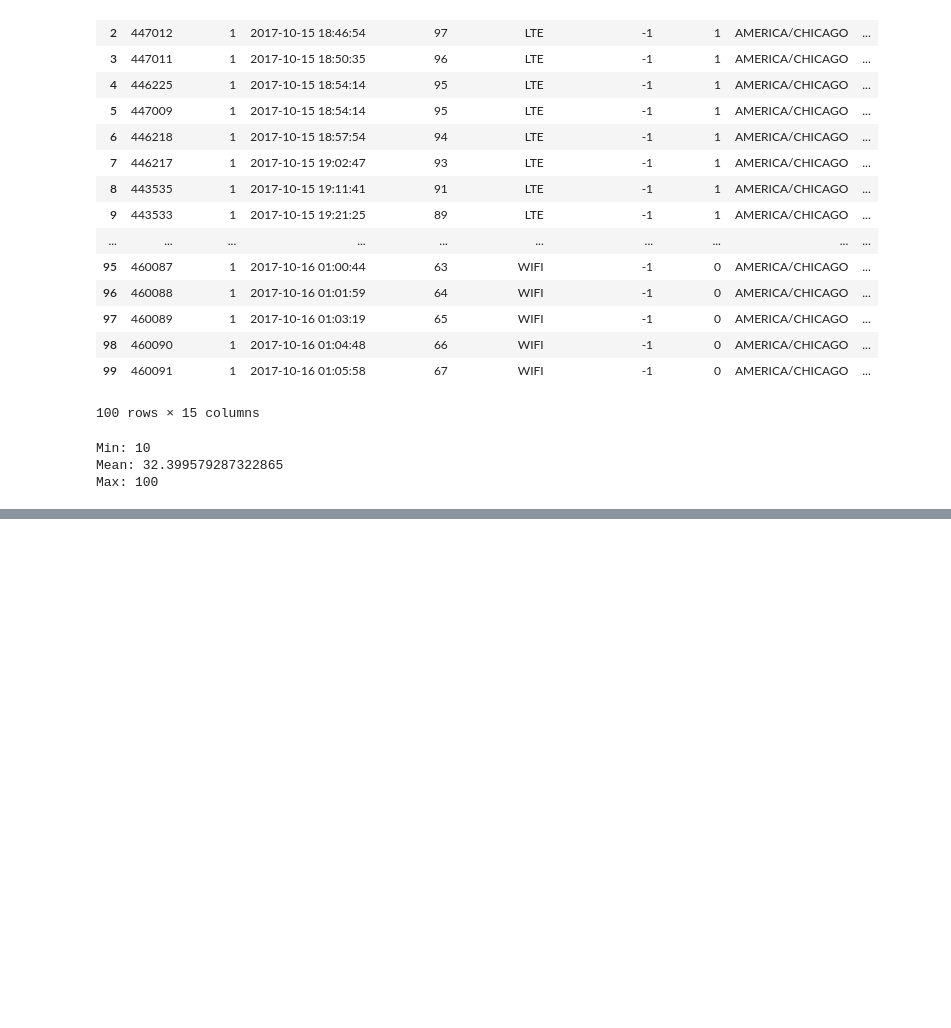
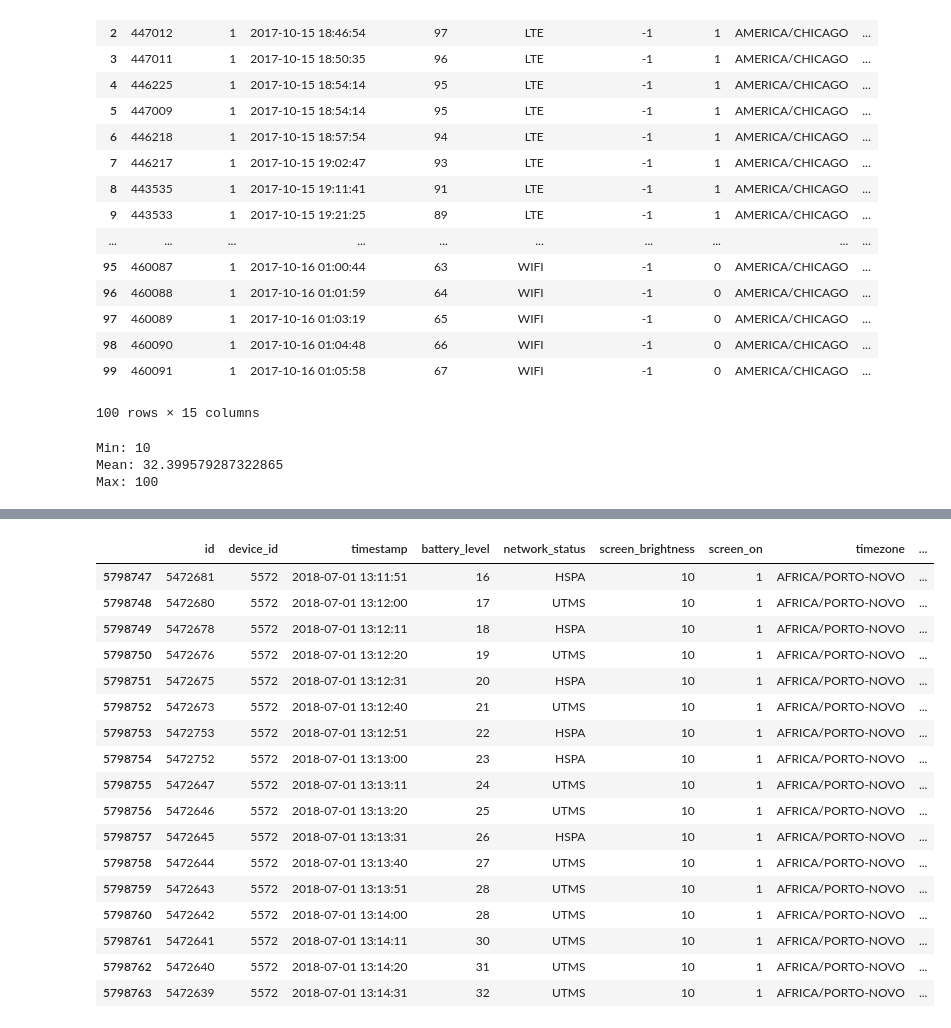
Before and after one commit to greenhub-project/notebooks, a Jupyter notebook: notebooks/CalculatePPM.ipynb, the cells around one changed output, grey strips where cells are left out. Cells and saved outputs as stored; diff of their text form; code cells hidden in the pictures; blank space fills up the shorter version.

```diff
--- a/notebooks/CalculatePPM.ipynb
+++ b/notebooks/CalculatePPM.ipynb
@@ -60,4 +70,25 @@ df['ppm'] = df['max_change'].div(df['max_time'].div(60)).round(4)
+# %%
+#reset change when device stays the same, but a new period is made
+changeBoundary = df['boundary'].isin(range(0,1))
+df.loc[changeBoundary, 'change'] = 0.0
+# %%
+df['direction'] = df['change'].apply(lambda x: 1 if x > 0.0 else -1 if x < 0.0 else 999)
+# %%
+#need to also fix two cases when change = 0.0
+#means either it is the first in its period (Should assume the direction of the next sample)
+#or battery just didn't change (assume direction of previous)
+
+#first in the period has time_acc = 0.0, so direction looks forward
+#if the battery just didn't change, then time_acc > 0.0, so look back
+
+directionRangeAll = df['direction'].isin(range(999,1000))
+directionRangeAll.head(100)
+df.loc[directionRangeAll, 'direction'] = df['direction'].shift()
+
+changeBoundary = df['boundary'].isin(range(0,1))
+df.loc[changeBoundary, 'direction'] = df['direction'].shift(-1)
 # %%
-dfx = df.drop(["boundary", "battery_level", "change", "change_acc", "time_diff", "time_acc", "max_change", "max_time"], axis=1)
-#dfx = df.drop(["size"], axis=1)
+dfx = df.drop(["boundary", "change", "change_acc", "time_diff", "time_acc", "max_change", "max_time"], axis=1)
+#dfx = df.drop(["time_diff", "max_change", "max_time"], axis=1)
+#dfx = df
 # %%
@@ -76,0 +128,21 @@ dfx.to_parquet('datasets/samplesPPM.parquet', compression='none')
+# %%
+dfx.loc[dfx['period'] == 565256]
+# %% [output]
+|  | id | device_id | timestamp | battery_level | network_status | screen_brightness | screen_on | timezone | ... |
+| 5798747 | 5472681 | 5572 | 2018-07-01 13:11:51 | 16 | HSPA | 10 | 1 | AFRICA/PORTO-NOVO | ... |
+| 5798748 | 5472680 | 5572 | 2018-07-01 13:12:00 | 17 | UTMS | 10 | 1 | AFRICA/PORTO-NOVO | ... |
+| 5798749 | 5472678 | 5572 | 2018-07-01 13:12:11 | 18 | HSPA | 10 | 1 | AFRICA/PORTO-NOVO | ... |
+| 5798750 | 5472676 | 5572 | 2018-07-01 13:12:20 | 19 | UTMS | 10 | 1 | AFRICA/PORTO-NOVO | ... |
+| 5798751 | 5472675 | 5572 | 2018-07-01 13:12:31 | 20 | HSPA | 10 | 1 | AFRICA/PORTO-NOVO | ... |
+| 5798752 | 5472673 | 5572 | 2018-07-01 13:12:40 | 21 | UTMS | 10 | 1 | AFRICA/PORTO-NOVO | ... |
+| 5798753 | 5472753 | 5572 | 2018-07-01 13:12:51 | 22 | HSPA | 10 | 1 | AFRICA/PORTO-NOVO | ... |
+| 5798754 | 5472752 | 5572 | 2018-07-01 13:13:00 | 23 | HSPA | 10 | 1 | AFRICA/PORTO-NOVO | ... |
+| 5798755 | 5472647 | 5572 | 2018-07-01 13:13:11 | 24 | UTMS | 10 | 1 | AFRICA/PORTO-NOVO | ... |
+| 5798756 | 5472646 | 5572 | 2018-07-01 13:13:20 | 25 | UTMS | 10 | 1 | AFRICA/PORTO-NOVO | ... |
+| 5798757 | 5472645 | 5572 | 2018-07-01 13:13:31 | 26 | HSPA | 10 | 1 | AFRICA/PORTO-NOVO | ... |
+| 5798758 | 5472644 | 5572 | 2018-07-01 13:13:40 | 27 | UTMS | 10 | 1 | AFRICA/PORTO-NOVO | ... |
+| 5798759 | 5472643 | 5572 | 2018-07-01 13:13:51 | 28 | UTMS | 10 | 1 | AFRICA/PORTO-NOVO | ... |
+| 5798760 | 5472642 | 5572 | 2018-07-01 13:14:00 | 28 | UTMS | 10 | 1 | AFRICA/PORTO-NOVO | ... |
+| 5798761 | 5472641 | 5572 | 2018-07-01 13:14:11 | 30 | UTMS | 10 | 1 | AFRICA/PORTO-NOVO | ... |
+| 5798762 | 5472640 | 5572 | 2018-07-01 13:14:20 | 31 | UTMS | 10 | 1 | AFRICA/PORTO-NOVO | ... |
+| 5798763 | 5472639 | 5572 | 2018-07-01 13:14:31 | 32 | UTMS | 10 | 1 | AFRICA/PORTO-NOVO | ... |
```
Also changed, not shown: parts of 6 cells of this notebook, 8 other files.
